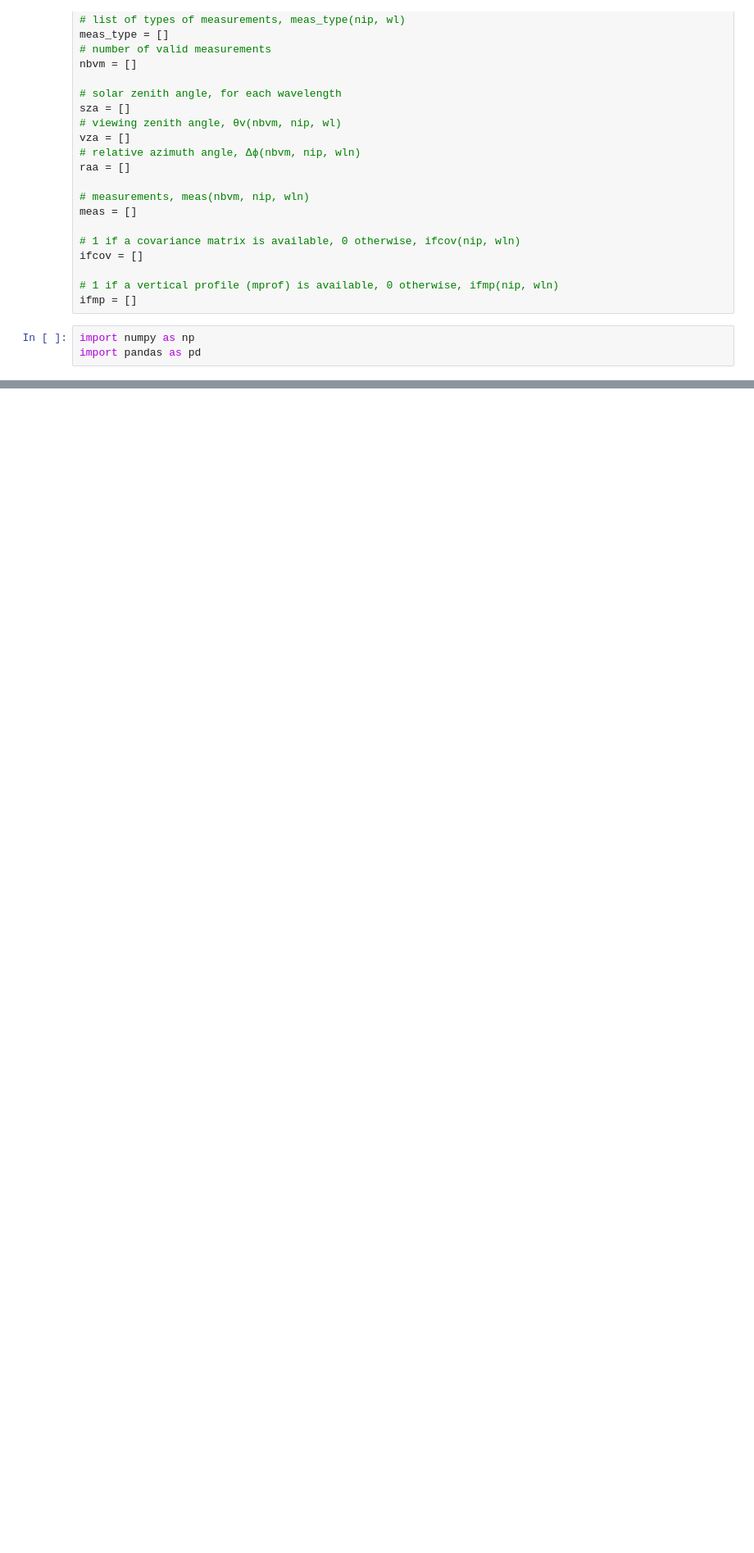
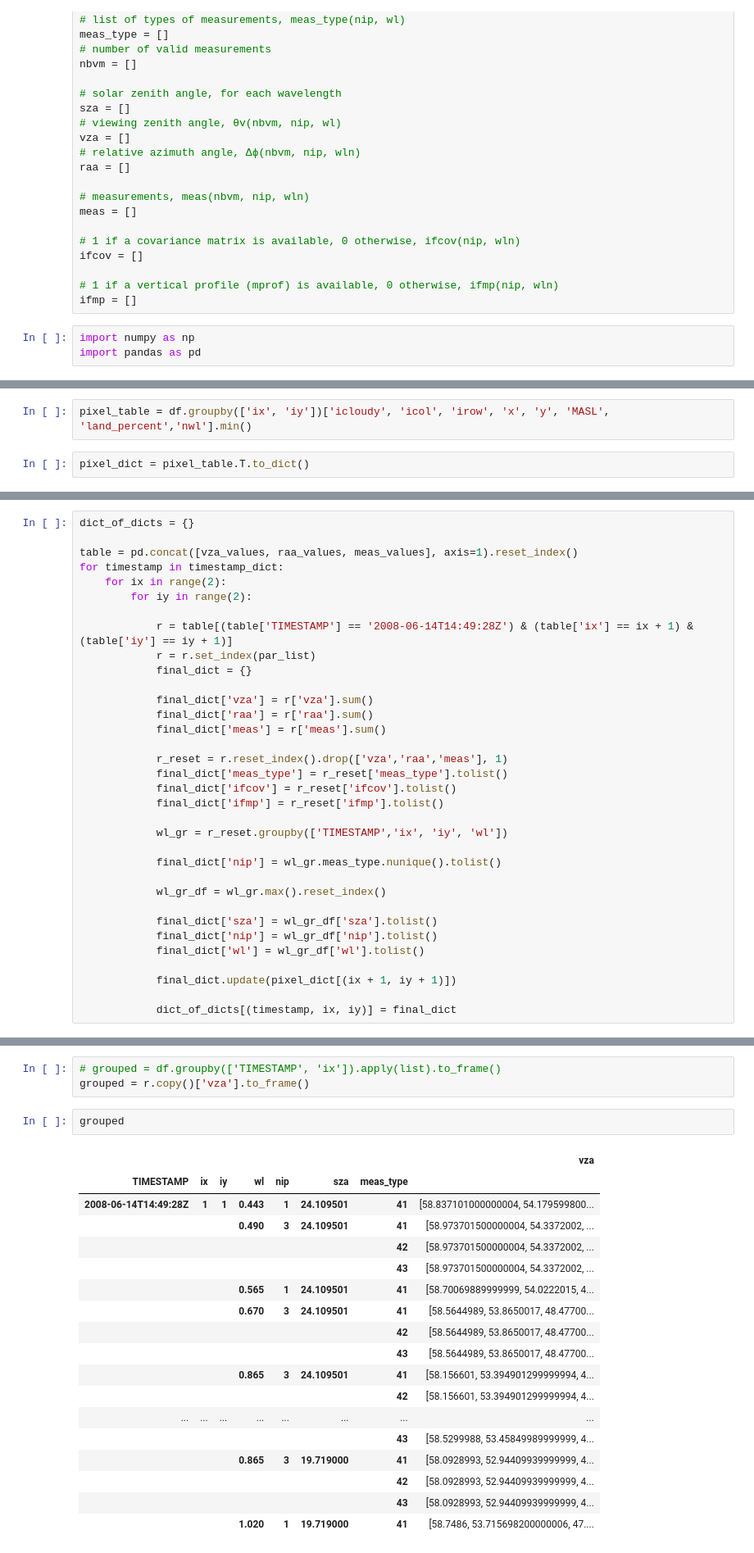
Before and after one commit to spectrum556/Aerosol-data-processing, a Jupyter notebook: Generate SDATA file/generate_SDATA.ipynb, the cells around one changed output, grey strips where cells are left out. Shown at 82% size. Cells and saved outputs as stored; diff of their text form; blank space fills up the shorter version.

```diff
--- a/Generate SDATA file/generate_SDATA.ipynb
+++ b/Generate SDATA file/generate_SDATA.ipynb
@@ -135,0 +65,4 @@ pd.concat(data_list).to_csv('example_polder_normalize_data.csv', index=False)
+# %%
+pixel_table = df.groupby(['ix', 'iy'])['icloudy', 'icol', 'irow', 'x', 'y', 'MASL', 'land_percent','nwl'].min()
+# %%
+pixel_dict = pixel_table.T.to_dict()
@@ -135,0 +99,34 @@ pd.concat(data_list).to_csv('example_polder_normalize_data.csv', index=False)
+# %%
+dict_of_dicts = {}
+
+table = pd.concat([vza_values, raa_values, meas_values], axis=1).reset_index()
+for timestamp in timestamp_dict:
+    for ix in range(2):
+        for iy in range(2):
+
+            r = table[(table['TIMESTAMP'] == '2008-06-14T14:49:28Z') & (table['ix'] == ix + 1) & (table['iy'] == iy + 1)]
+            r = r.set_index(par_list)
+            final_dict = {}
+
+            final_dict['vza'] = r['vza'].sum()
+            final_dict['raa'] = r['raa'].sum()
+            final_dict['meas'] = r['meas'].sum()
+
+            r_reset = r.reset_index().drop(['vza','raa','meas'], 1)
+            final_dict['meas_type'] = r_reset['meas_type'].tolist()
+            final_dict['ifcov'] = r_reset['ifcov'].tolist()
+            final_dict['ifmp'] = r_reset['ifmp'].tolist()
+
+            wl_gr = r_reset.groupby(['TIMESTAMP','ix', 'iy', 'wl'])
+
+            final_dict['nip'] = wl_gr.meas_type.nunique().tolist()
+
+            wl_gr_df = wl_gr.max().reset_index()
+
+            final_dict['sza'] = wl_gr_df['sza'].tolist()
+            final_dict['nip'] = wl_gr_df['nip'].tolist()
+            final_dict['wl'] = wl_gr_df['wl'].tolist()
+
+            final_dict.update(pixel_dict[(ix + 1, iy + 1)])
+
+            dict_of_dicts[(timestamp, ix, iy)] = final_dict
@@ -135,0 +354,24 @@ pd.concat(data_list).to_csv('example_polder_normalize_data.csv', index=False)
+# %%
+# grouped = df.groupby(['TIMESTAMP', 'ix']).apply(list).to_frame()
+grouped = r.copy()['vza'].to_frame()
+# %%
+grouped
+# %% [output]
+|  |  |  |  |  |  |  | vza |
+| TIMESTAMP | ix | iy | wl | nip | sza | meas_type |  |
+| 2008-06-14T14:49:28Z | 1 | 1 | 0.443 | 1 | 24.109501 | 41 | [58.837101000000004, 54.179599800... |
+|  |  |  | 0.490 | 3 | 24.109501 | 41 | [58.973701500000004, 54.3372002, ... |
+|  |  |  |  |  |  | 42 | [58.973701500000004, 54.3372002, ... |
+|  |  |  |  |  |  | 43 | [58.973701500000004, 54.3372002, ... |
+|  |  |  | 0.565 | 1 | 24.109501 | 41 | [58.70069889999999, 54.0222015, 4... |
+|  |  |  | 0.670 | 3 | 24.109501 | 41 | [58.5644989, 53.8650017, 48.47700... |
+|  |  |  |  |  |  | 42 | [58.5644989, 53.8650017, 48.47700... |
+|  |  |  |  |  |  | 43 | [58.5644989, 53.8650017, 48.47700... |
+|  |  |  | 0.865 | 3 | 24.109501 | 41 | [58.156601, 53.394901299999994, 4... |
+|  |  |  |  |  |  | 42 | [58.156601, 53.394901299999994, 4... |
+| ... | ... | ... | ... | ... | ... | ... | ... |
+|  |  |  |  |  |  | 43 | [58.5299988, 53.45849989999999, 4... |
+|  |  |  | 0.865 | 3 | 19.719000 | 41 | [58.0928993, 52.94409939999999, 4... |
+|  |  |  |  |  |  | 42 | [58.0928993, 52.94409939999999, 4... |
+|  |  |  |  |  |  | 43 | [58.0928993, 52.94409939999999, 4... |
+|  |  |  | 1.020 | 1 | 19.719000 | 41 | [58.7486, 53.715698200000006, 47.... |
```
Also changed, not shown: parts of 32 cells of this notebook, 3 other files.
